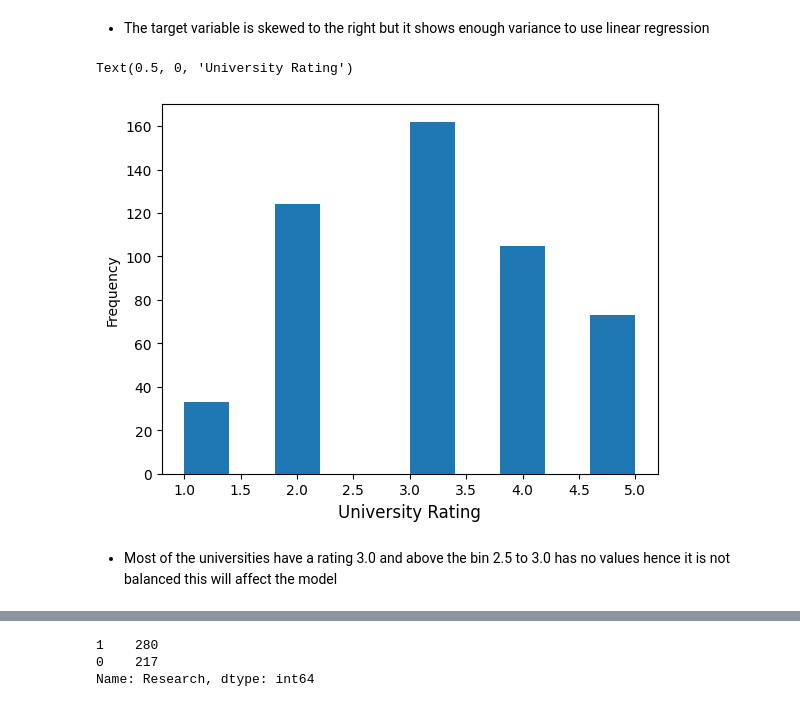
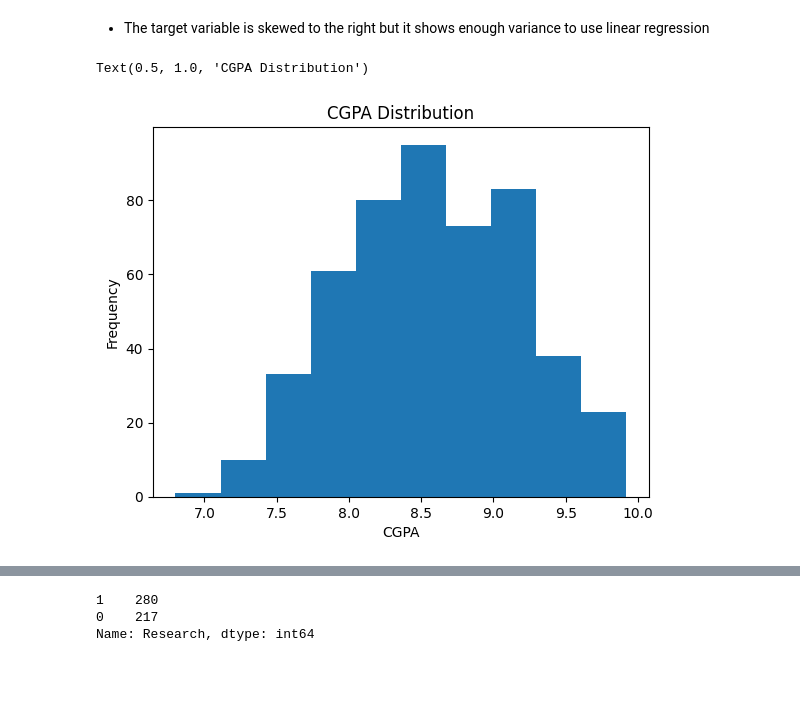
Before and after one commit to JudeTulel/GraduateAdmissionsPrediction, a Jupyter notebook: GraduateAdmissionsPrediction.ipynb, the cells around one changed output, grey strips where cells are left out. Saved outputs shown, nothing was run; the diff lists cells and outputs as text; code cells hidden in the pictures; blank space fills up the shorter version.

```diff
--- a/GraduateAdmissionsPrediction.ipynb
+++ b/GraduateAdmissionsPrediction.ipynb
@@ -280,12 +283,10 @@ Text(0.5, 0, 'Chance of Admit')
 [figure]
 # %% [markdown]
 - The target variable is skewed to the right but it shows enough variance to use linear regression
-# %%
-#University Rating histogram
-dfAdmissionPredict['University_Rating'].plot.hist()
-plt.xlabel('University Rating', fontsize = 12)
-# %% [output]
-Text(0.5, 0, 'University Rating')
-[figure, removed]
-# %% [markdown]
-- Most of the universities have a rating 3.0 and above the bin 2.5 to 3.0 has no values hence it is not balanced this will affect the model
+# %%
+dfAdmissionPredict['CGPA'].plot.hist()
+plt.xlabel('CGPA')
+plt.title("CGPA Distribution")
+# %% [output]
+Text(0.5, 1.0, 'CGPA Distribution')
+[figure, added]
```
Also changed, not shown: parts of 6 cells of this notebook.
